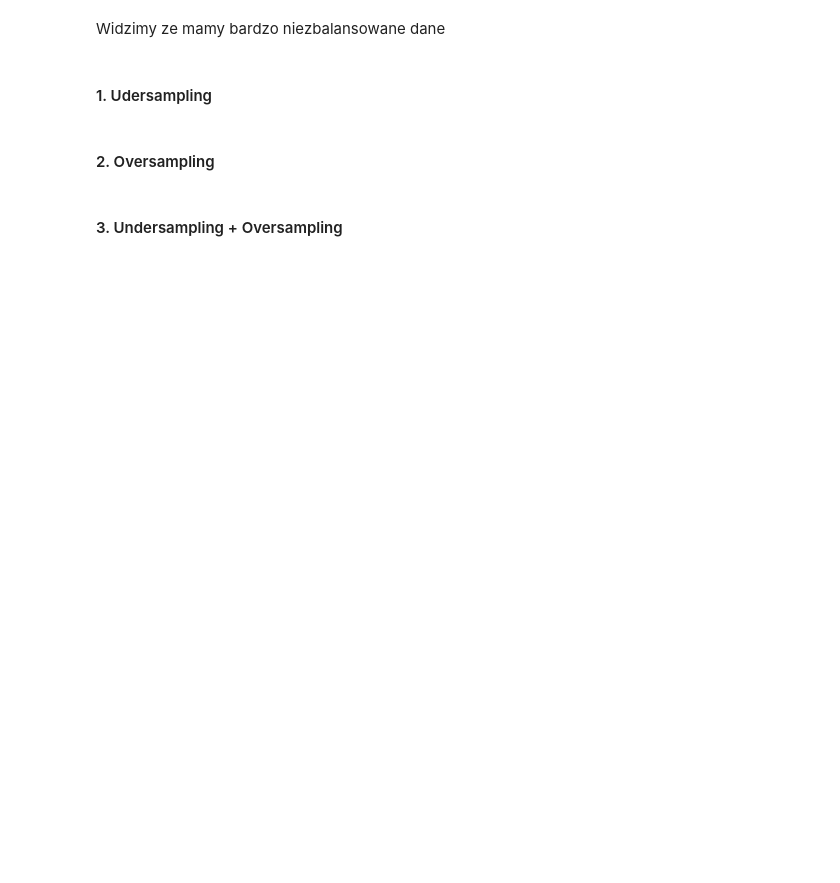
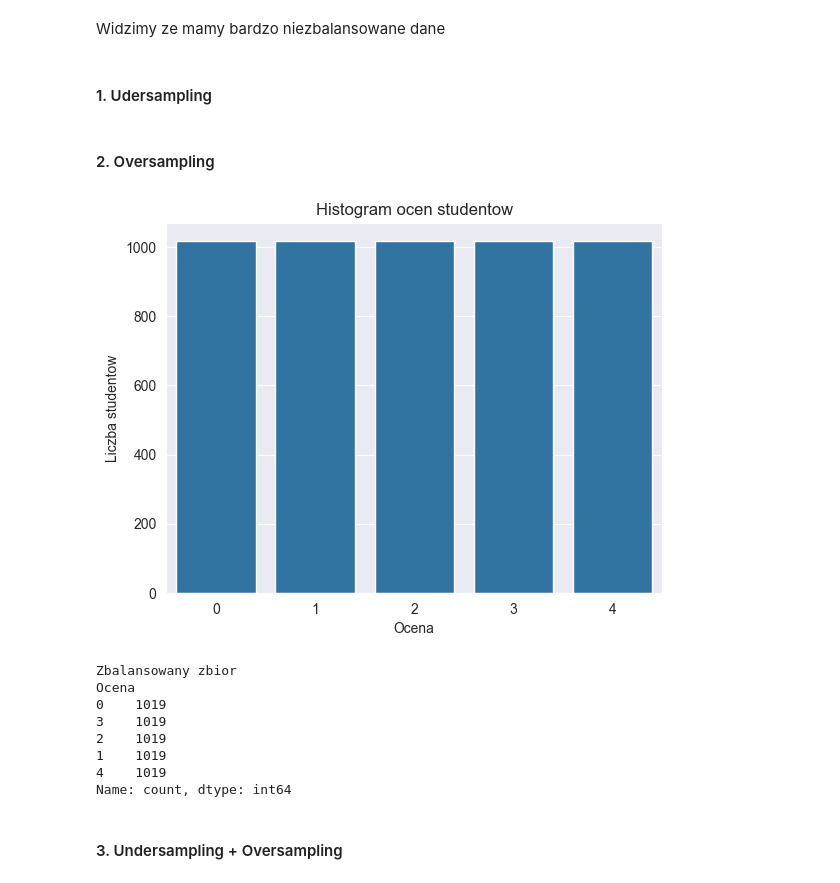
Before and after one commit to Polinez/MLClassProject, a Jupyter notebook: UM_Wandzel_Walus_Adamiak_Szymczyk.ipynb, the cells around one changed output. Saved outputs shown, nothing was run; the diff lists cells and outputs as text; code cells hidden in the pictures; blank space fills up the shorter version.

```diff
--- a/sample.ipynb
+++ b/UM_Wandzel_Walus_Adamiak_Szymczyk.ipynb
@@ -355,18 +365,28 @@ Widzimy ze mamy bardzo niezbalansowane dane
 # %% [markdown]
 #### 2. Oversampling
 # %%
-# oversampler = SMOTE()
-# y_train = y_train.astype(str)
-# X_train, y_train = oversampler.fit_resample(X_train, y_train)
-#
-# sns.countplot(x=y_train)
-# plt.xlabel('Ocena')
-# plt.ylabel('Liczba studentow')
-# plt.title('Histogram ocen studentow')
-# plt.show()
-#
-# print("Zbalansowany zbior")
-# print(y_train.value_counts())
+oversampler = SMOTE()
+
+X_train, y_train = oversampler.fit_resample(X_train, y_train)
+
+sns.countplot(x=y_train)
+plt.xlabel('Ocena')
+plt.ylabel('Liczba studentow')
+plt.title('Histogram ocen studentow')
+plt.show()
+
+print("Zbalansowany zbior")
+print(y_train.value_counts())
+# %% [output]
+[figure, added]
+Zbalansowany zbior
+Ocena
+0    1019
+3    1019
+2    1019
+1    1019
+4    1019
+Name: count, dtype: int64
 # %% [markdown]
 #### 3. Undersampling + Oversampling
 # %%
```
Also changed, not shown: parts of 36 cells of this notebook, 3 other files.
